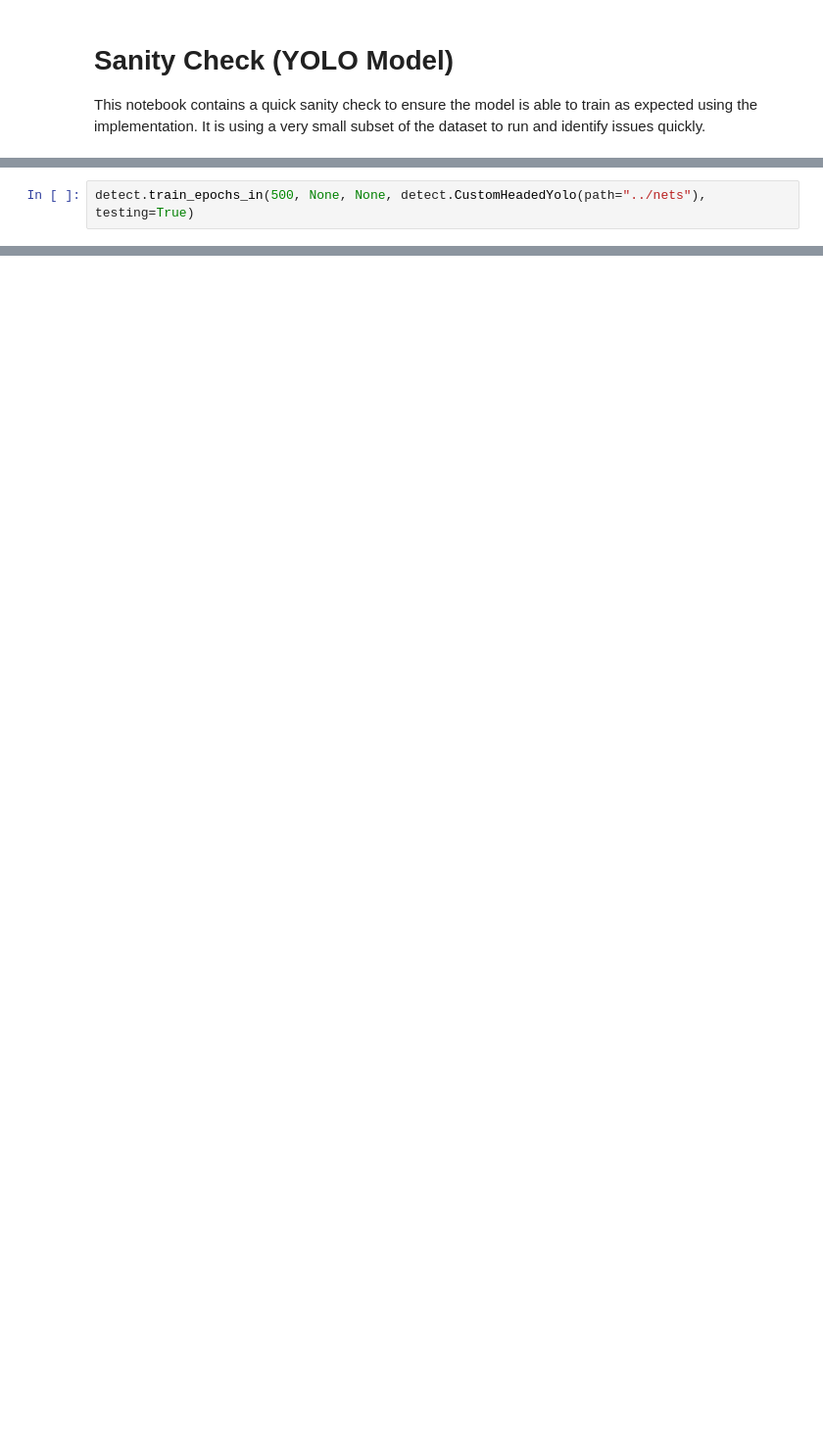
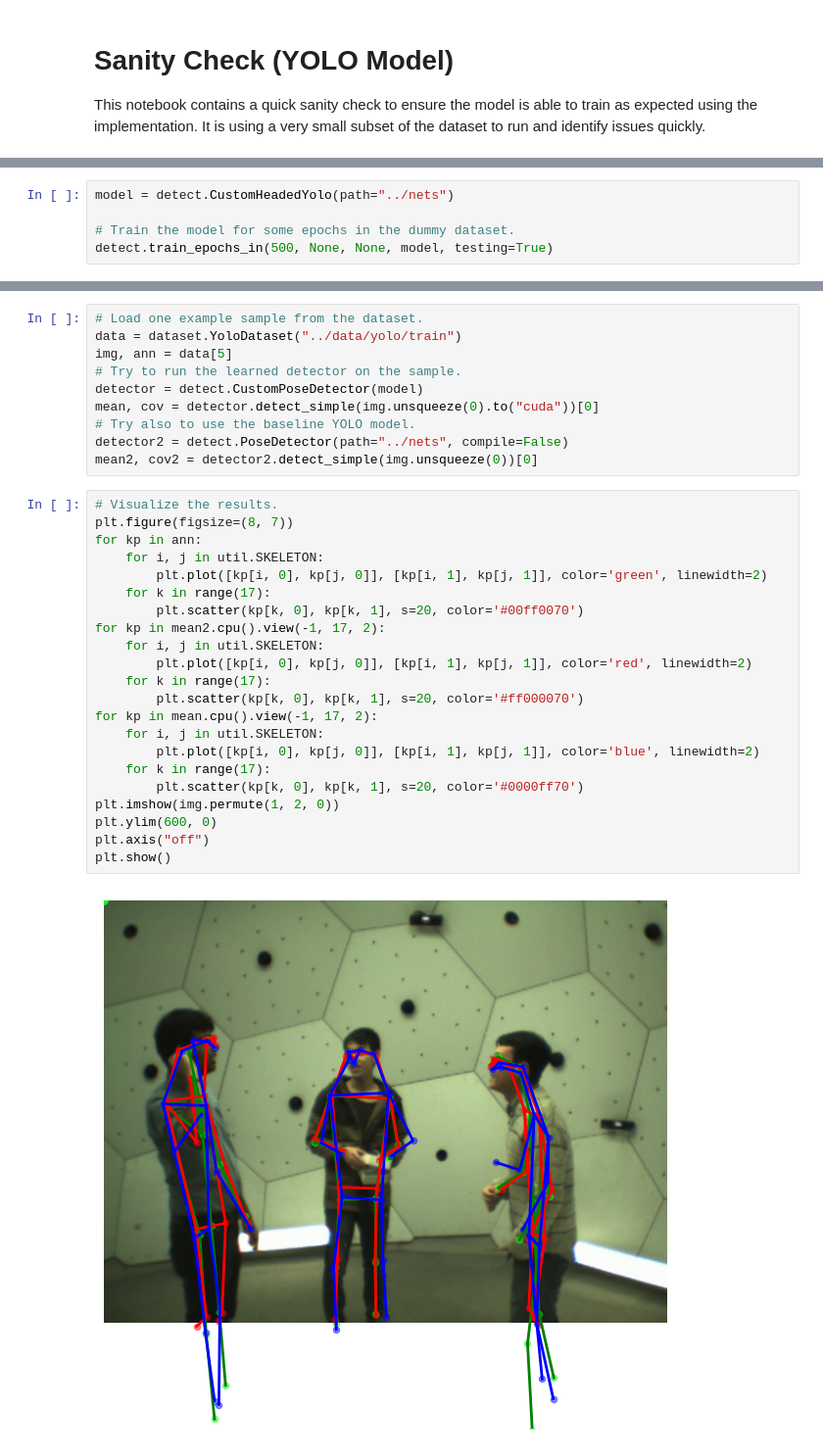
Before and after one commit to rolandbernard/capstone-project, a Jupyter notebook: code/notebooks/2.b.0.train.yolo.sanity.ipynb, the cells around one changed output, grey strips where cells are left out. Shown at 98% size. Saved outputs shown, nothing was run; the diff lists cells and outputs as text; blank space fills up the shorter version.

Commit message:
Implemented pose detector using the new YOLO model head.

```diff
--- a/code/notebooks/2.b.0.train.yolo.sanity.ipynb
+++ b/code/notebooks/2.b.0.train.yolo.sanity.ipynb
@@ -18,3 +26,6 @@ importlib.reload(detect);
 # %%
-detect.train_epochs_in(500, None, None, detect.CustomHeadedYolo(path="../nets"), testing=True)
+model = detect.CustomHeadedYolo(path="../nets")
+
+# Train the model for some epochs in the dummy dataset.
+detect.train_epochs_in(500, None, None, model, testing=True)
 # %% [output]
@@ -37,0 +51,34 @@ max epoch reached
+# %%
+# Load one example sample from the dataset.
+data = dataset.YoloDataset("../data/yolo/train")
+img, ann = data[5]
+# Try to run the learned detector on the sample.
+detector = detect.CustomPoseDetector(model)
+mean, cov = detector.detect_simple(img.unsqueeze(0).to("cuda"))[0]
+# Try also to use the baseline YOLO model.
+detector2 = detect.PoseDetector(path="../nets", compile=False)
+mean2, cov2 = detector2.detect_simple(img.unsqueeze(0))[0]
+# %%
+# Visualize the results.
+plt.figure(figsize=(8, 7))
+for kp in ann:
+    for i, j in util.SKELETON:
+        plt.plot([kp[i, 0], kp[j, 0]], [kp[i, 1], kp[j, 1]], color='green', linewidth=2)
+    for k in range(17):
+        plt.scatter(kp[k, 0], kp[k, 1], s=20, color='#00ff0070')
+for kp in mean2.cpu().view(-1, 17, 2):
+    for i, j in util.SKELETON:
+        plt.plot([kp[i, 0], kp[j, 0]], [kp[i, 1], kp[j, 1]], color='red', linewidth=2)
+    for k in range(17):
+        plt.scatter(kp[k, 0], kp[k, 1], s=20, color='#ff000070')
+for kp in mean.cpu().view(-1, 17, 2):
+    for i, j in util.SKELETON:
+        plt.plot([kp[i, 0], kp[j, 0]], [kp[i, 1], kp[j, 1]], color='blue', linewidth=2)
+    for k in range(17):
+        plt.scatter(kp[k, 0], kp[k, 1], s=20, color='#0000ff70')
+plt.imshow(img.permute(1, 2, 0))
+plt.ylim(600, 0)
+plt.axis("off")
+plt.show()
+# %% [output]
+[figure, added]
```
Also changed, not shown: parts of 7 cells of this notebook, 2 other files.
